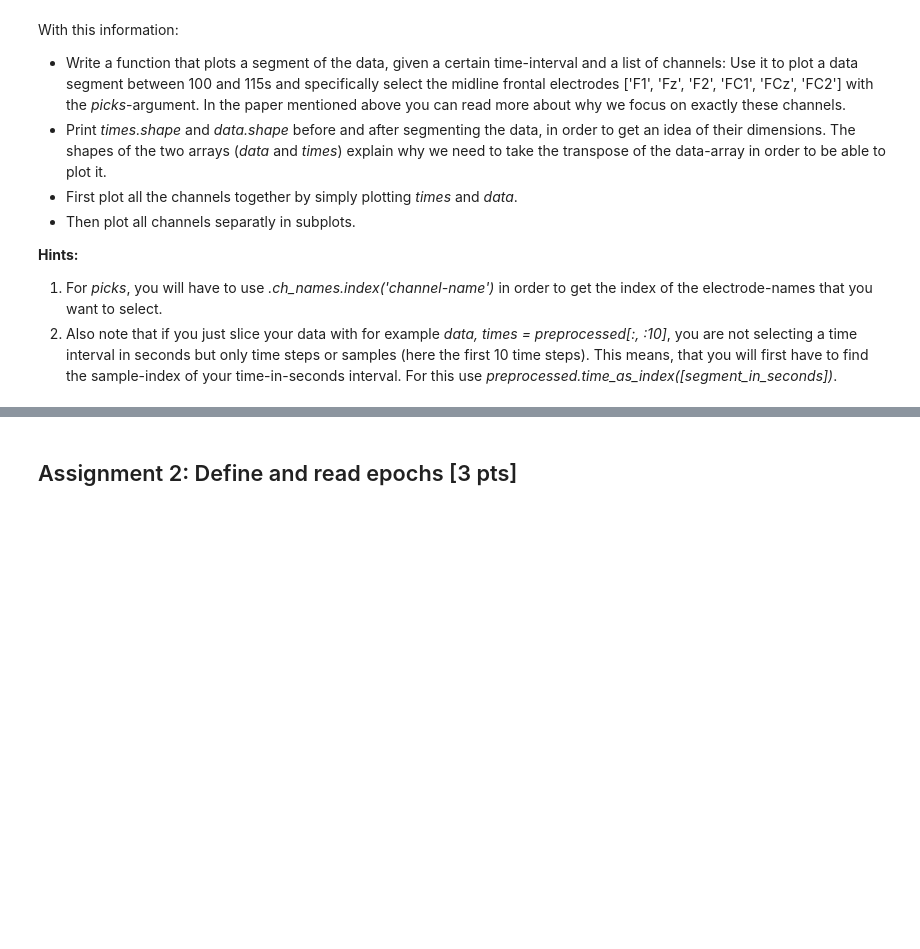
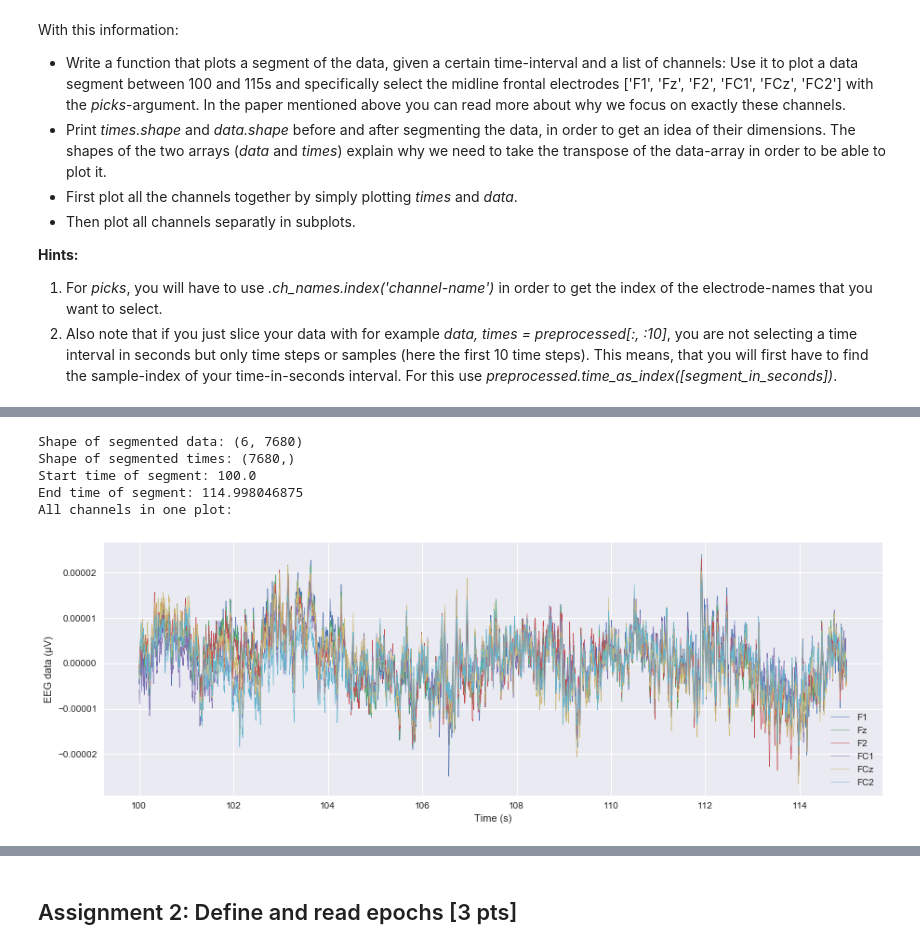
Before and after one commit to NBP-ACC/week-10-acc_9, a Jupyter notebook: Sheet08.ipynb, the cells around one changed output, grey strips where cells are left out. Saved outputs shown, nothing was run; the diff lists cells and outputs as text; code cells hidden in the pictures; blank space fills up the shorter version.

```diff
--- a/Sheet08.ipynb
+++ b/Sheet08.ipynb
@@ -110,16 +134,65 @@ print(times_all.shape)
-# %%
-# write a function that plots the segment of the data, given a certain time-interval and a list of channels
-
-def plotSegment(segment, channels):
-    # choose a data segment between 100s to 115s
-    start, stop = # TODO
-    # TODO
-
-    # in order to check whether you sliced your data correctly, print:
-    # print(times.min(), times.max())
-
-    return
-
-plotSegment([100,115], ch_select)
+# %%
+%matplotlib inline
+import seaborn as sns
+
+# write a function that plots the segment of the data, given a certain time-interval and a list of channels
+def plotSegment(segment, channels, print_channels_together = True):
+    # use print_channels_together to toggle
+    # printing of all channels in one plot
+
+    # timing
+    start, stop = segment
+    start_sample_idx = preprocessed.time_as_index(start)
+    stop_sample_idx = preprocessed.time_as_index(stop)
+
+    # channel ids
+    picks = []
+    for channel_name in channels:
+        picks.append(preprocessed.ch_names.index(channel_name))
+
+    # segment data
+    data_seg, times_seg = preprocessed[picks,int(start_sample_idx):int(stop_sample_idx)]
+
+    # shapes
+    print("Shape of segmented data:", data_seg.shape)
+    print("Shape of segmented times:", times_seg.shape)
+
+    # in order to check whether you sliced your data correctly, print:
+    print("Start time of segment:", times_seg.min(), "\nEnd time of segment:", times_seg.max())
+
+    # print all channels in one plot
+    if print_channels_together:
+
+        print("All channels in one plot:")
+        plt.style.use('seaborn')
+        fig, axes = plt.subplots(nrows=1, ncols=1, figsize=(15,5))
+        plt.xlabel("Time (s)")
+        plt.ylabel("EEG data (μV)")
+        axes.plot(times_seg, data_seg.T, linewidth = 0.5)
+        axes.legend(channels)
+
+    # print all channels in seperate subplots
+    else:
+
+        print("All channels in seperate subplots:")
+        plt.style.use('seaborn')
+        fig, axes = plt.subplots(nrows=len(data_seg), ncols=1, figsize=(15,5*len(data_seg))) # depending on nr of channels
+        plt.xlabel("Time (s)")
+        plt.ylabel("EEG data (μV)")
+        for idx, channel in enumerate(data_seg): # all channels individually
+            axes[idx].plot(times_seg, channel, linewidth = 0.5)
+            axes[idx].set_title(channels[idx])
+
+    return
+
+ch_select = ['F1', 'Fz', 'F2', 'FC1', 'FCz', 'FC2']
+plotSegment([100,115], ch_select, True) # one plot
+# %% [output]
+Shape of segmented data: (6, 7680)
+Shape of segmented times: (7680,)
+Start time of segment: 100.0
+End time of segment: 114.998046875
+All channels in one plot:
+[figure, added]
 # %%
 # plot all channels separately
```
Also changed, not shown: parts of 8 cells of this notebook.
